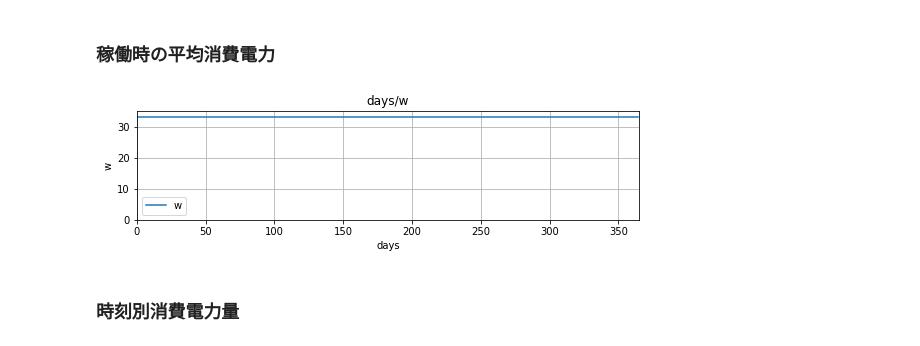
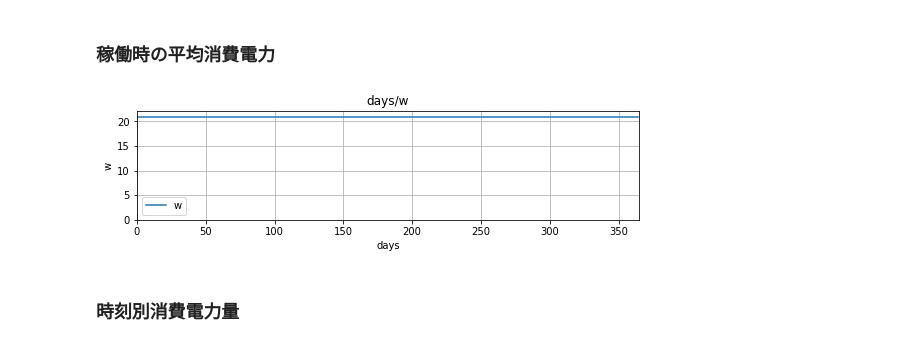
Before and after one commit to jjj-design/jjj_logic, a Jupyter notebook: HEA_refrigerator.ipynb, the cells around one changed output. Drawn from its saved outputs; the diff is of its cells as text; code cells hidden in the pictures.

```diff
--- a/HEA_refrigerator.ipynb
+++ b/HEA_refrigerator.ipynb
@@ -96,7 +96,7 @@ $ t_{ rfrg, oprt } $：1日当たりの稼働時間数( = 22 ),h
 $ E_{ Elc, rfrg, annual } $：年間消費電力量,kWh
 $ \theta_{ amb, ave, d } $：日付dにおける冷蔵庫の周辺空気の日平均温度,℃
 # %%
-def get_P_Elc_rfrg_oprt_ave_d(E_Elc_rfrg_annual, theta_amb_ave_d):
+def get_P_Elc_rfrg_oprt_ave_d(E_Elc_rfrg_annual, theta_amb_ave_d, P_Elc_dfrst_rtd, C_dfrst):
 
     """
     Parameters
@@ -107,6 +107,12 @@ def get_P_Elc_rfrg_oprt_ave_d(E_Elc_rfrg_annual, theta_amb_ave_d):
     theta_amb_d : ndarray(N-dimensional array)
         1年間の冷蔵庫の周辺空気の日平均温度を格納したND配列, ℃
         d日の冷蔵庫の周辺空気の日平均温度が年開始時から365個連続して格納されている
+
+    P_Elc_dfrst_rtd : float
+        除霜用電熱装置の定格消費電力( = 150 ), W
+
+    C_dfrst : float
+        除霜用電熱装置の消費電力量の評価係数( = 0.9 ), -
 
     Returns
     ----------
@@ -123,7 +129,9 @@ def get_P_Elc_rfrg_oprt_ave_d(E_Elc_rfrg_annual, theta_amb_ave_d):
             + 1.329 \
         ) * 10**3
 
-    P_Elc_rfrg_oprt_ave_d = P_Elc_rfrg_est_d / 22
+    P_Elc_rfrg_oprt_ave_d = (P_Elc_rfrg_est_d - (P_Elc_dfrst_rtd * C_dfrst) *2) / 22
+
+#    return P_Elc_rfrg_est_d
 
     return P_Elc_rfrg_oprt_ave_d
 # %% [markdown]
@@ -247,25 +255,25 @@ plt.show()
 ### 稼働時の平均消費電力
 # %%
 x = np.arange(365)
-y = get_P_Elc_rfrg_oprt_ave_d(get_E_Elc_rfrg_annual(6.1, 2015), get_theta_amb_ave_d(import_theta_ex_d()))
+y = get_P_Elc_rfrg_oprt_ave_d(get_E_Elc_rfrg_annual(6.1, 2015), get_theta_amb_ave_d(import_theta_ex_d()), 150, 0.9)
 
 plt.figure(figsize=(9,2))
 plt.subplot(1,1,1)
 plt.plot(x, y, label="w")
 
 plt.grid(True)
 
 plt.title("days/w")
 plt.xlabel("days")
 plt.ylabel("w")
 
 plt.xlim(0,365)
 plt.ylim(0)
 
 plt.legend()
 plt.show()
 # %% [output]
-[figure, old version]
+[figure, new version]
 # %% [markdown]
 ### 時刻別消費電力量
 # %%
```
Also changed, not shown: parts of 5 cells of this notebook, 1 other file.
